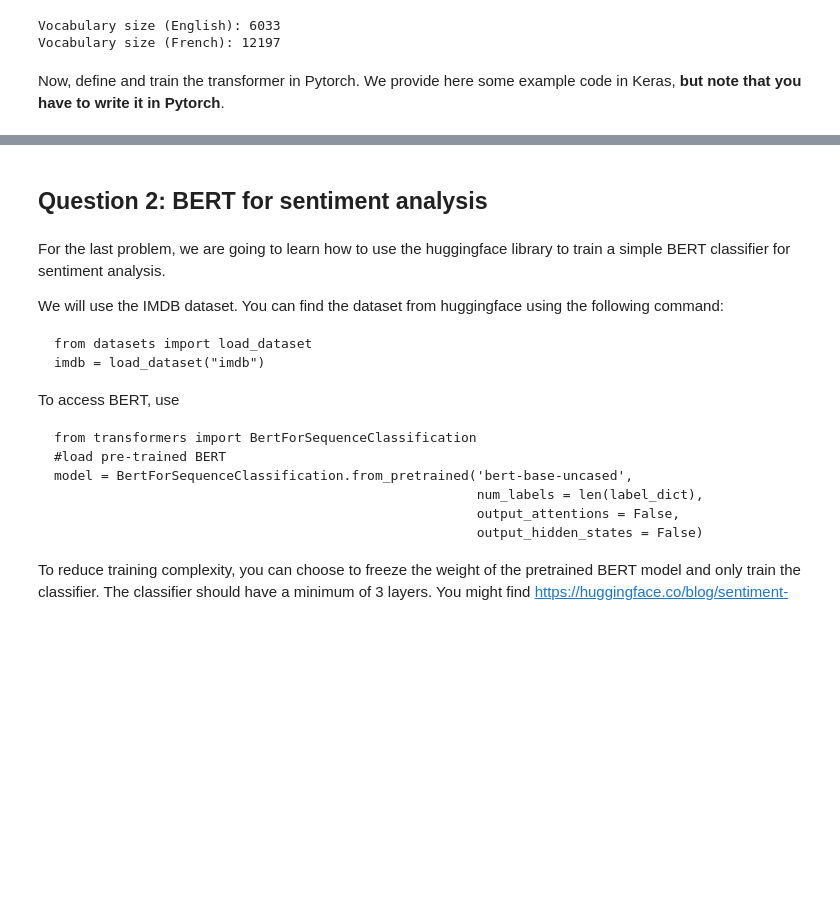
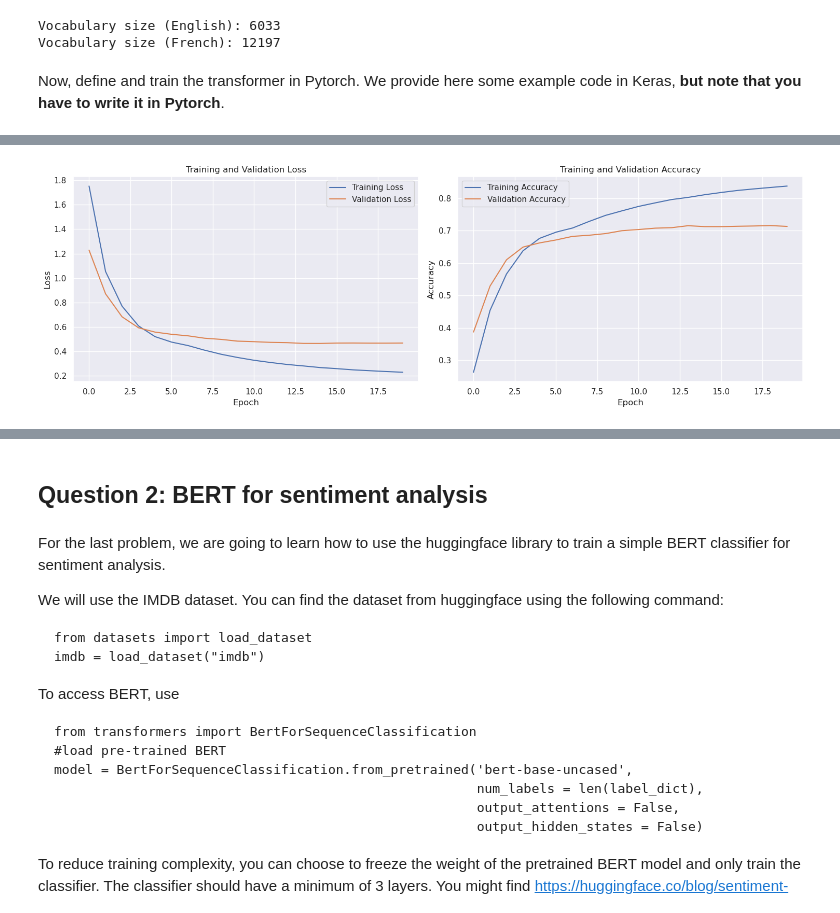
Before and after one commit to jinyi12/ECE689_Adv_DL_Sp2025, a Jupyter notebook: HW3/HW3.ipynb, the cells around one changed output, grey strips where cells are left out. Cells and saved outputs as stored; diff of their text form; code cells hidden in the pictures; blank space fills up the shorter version.

```diff
--- a/HW3/HW3.ipynb
+++ b/HW3/HW3.ipynb
@@ -105,0 +541,82 @@ Now, define and train the transformer in Pytorch. We provide here some example c
+# %%
+# Create dataloaders
+print("Preparing datasets...")
+train_dataloader, val_dataloader = prepare_dataset_from_keras(en_x, fr_y[:, :-1], batch_size=64)
+
+MODEL_DIMENSION = 512
+FEEDFORWARD_DIMENSION = 512
+NUM_LAYERS = 6
+NUM_HEADS = 8
+
+# Create model
+print("Creating Transformer model...")
+model = Transformer(
+    src_vocab_size=en_vocab_size,
+    tgt_vocab_size=fr_vocab_size,
+    model_dimension=MODEL_DIMENSION,
+    num_heads=NUM_HEADS,
+    num_encoder_layers=NUM_LAYERS,
+    num_decoder_layers=NUM_LAYERS,
+    d_ff=FEEDFORWARD_DIMENSION,
+    dropout=0.1,
+).to(device)
+
+print(f"Model has {sum(p.numel() for p in model.parameters() if p.requires_grad):,} trainable parameters")
+
+# Create learning rate scheduler with warmup using the custom learning rate optimizer
+warmup_steps = 4000
+
+class CustomLRAdamOptimizer:
+    """
+    Linear ramp learning rate for the warm-up number of steps and then start decaying
+    according to the inverse square root law of the current training step number.
+
+    Check out playground.py for visualization of the learning rate (visualize_custom_lr_adam).
+    """
+    def __init__(self, optimizer, model_dimension, num_of_warmup_steps):
+        self.optimizer = optimizer
+        self.model_size = model_dimension
+        self.num_of_warmup_steps = num_of_warmup_steps
+        self.current_step_number = 0
+
+    def step(self):
+        self.current_step_number += 1
+        current_learning_rate = self.get_current_learning_rate()
+        for p in self.optimizer.param_groups:
+            p['lr'] = current_learning_rate
+        self.optimizer.step()  # Apply gradients
+
+    def get_current_learning_rate(self):
+        step = self.current_step_number
+        warmup = self.num_of_warmup_steps
+        return self.model_size ** (-0.5) * min(step ** (-0.5), step * warmup ** (-1.5))
+
+    def zero_grad(self):
+        self.optimizer.zero_grad()
+
+custom_lr_optimizer = CustomLRAdamOptimizer(
+    torch.optim.Adam(model.parameters(), betas=(0.9, 0.98), eps=1e-9),
+    model_dimension=MODEL_DIMENSION,
+    num_of_warmup_steps=warmup_steps
+)
+
+# Create loss function with label smoothing
+criterion = LabelSmoothing(fr_vocab_size, PAD_IDX, smoothing=0.1).to(device)
+
+# Train model using the custom learning rate optimizer
+print("Training model...")
+num_epochs = 20
+history = train_model(
+    train_dataloader,
+    val_dataloader,
+    model,
+    criterion,
+    custom_lr_optimizer,  # Using custom learning rate optimizer here
+    None,                # No additional scheduler
+    num_epochs=num_epochs,
+    device=device,
+)
+
+# Plot training history
+plot_history(history)
+# %% [output]
@@ -105,0 +640 @@ Now, define and train the transformer in Pytorch. We provide here some example c
+[figure, added]
```
Also changed, not shown: parts of 16 cells of this notebook, 1 other file.
